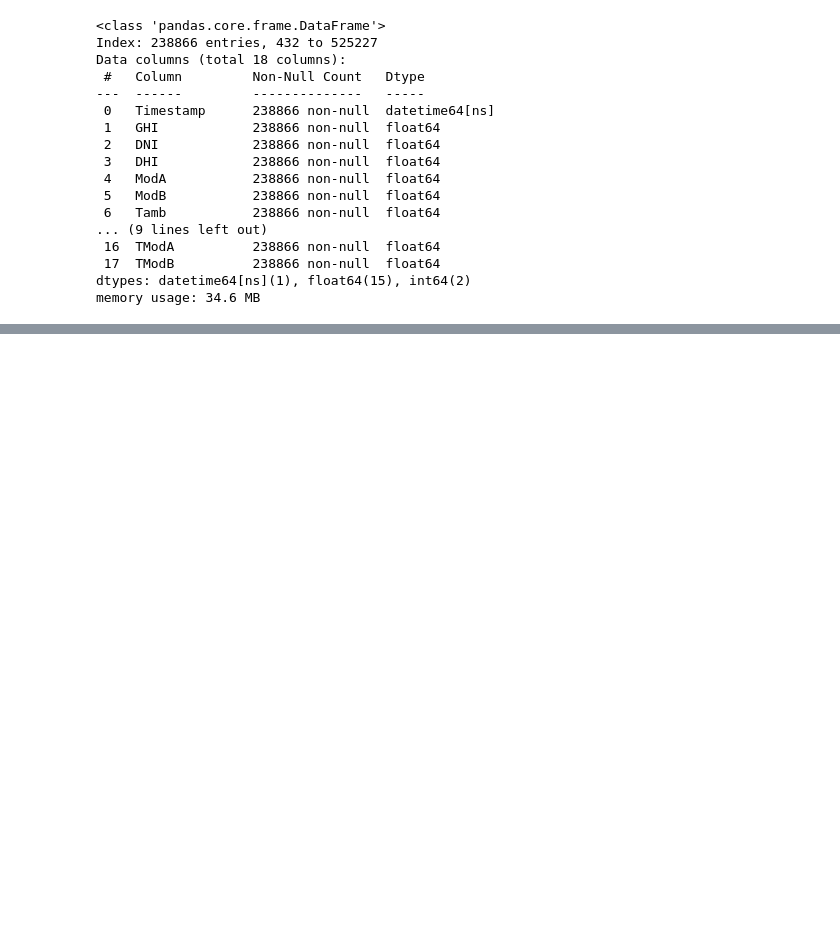
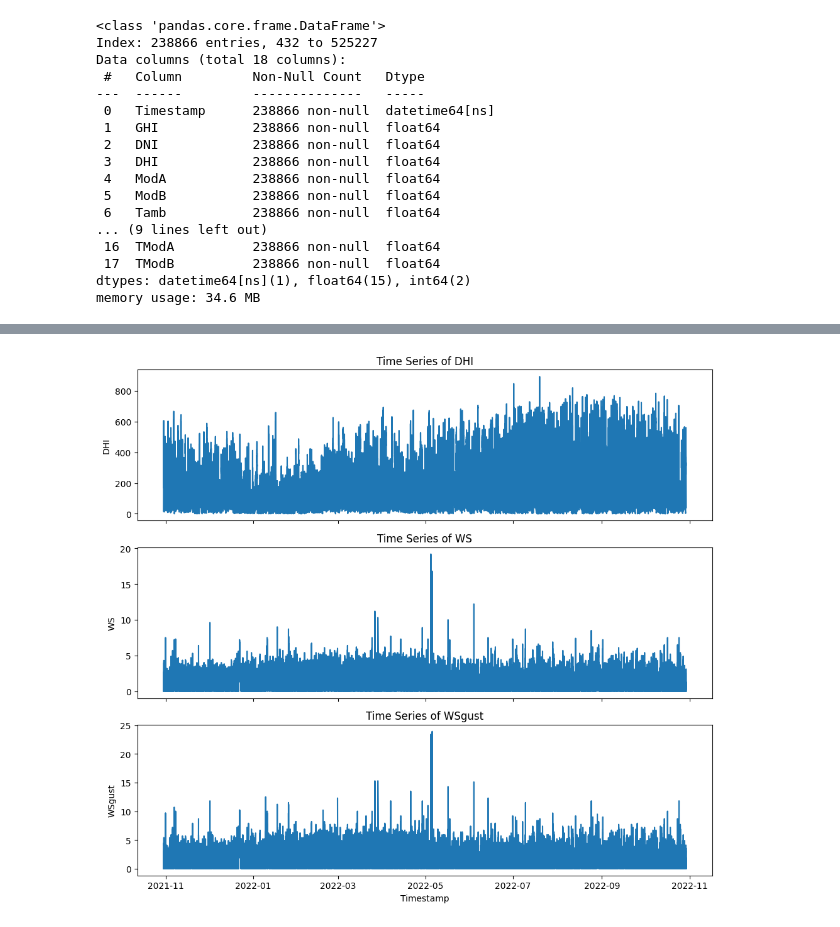
Before and after one commit to Ty-Miki/solar-challenge-week0, a Jupyter notebook: notebooks/eda_sierraleone.ipynb, the cells around one changed output, grey strips where cells are left out. Saved outputs shown, nothing was run; the diff lists cells and outputs as text; code cells hidden in the pictures; blank space fills up the shorter version.

```diff
--- a/notebooks/eda_sierraleone.ipynb
+++ b/notebooks/eda_sierraleone.ipynb
@@ -86,0 +150,4 @@ memory usage: 34.6 MB
+# %%
+# plot time series for columns with high number of outliers
+plot_gen.plot_time_series(df=day_time_df, columns=['DHI', 'WS', 'WSgust'], time_column='Timestamp')
+# %% [output]
@@ -86,0 +157 @@ memory usage: 34.6 MB
+[figure, added]
```
Also changed, not shown: parts of 21 cells of this notebook.
